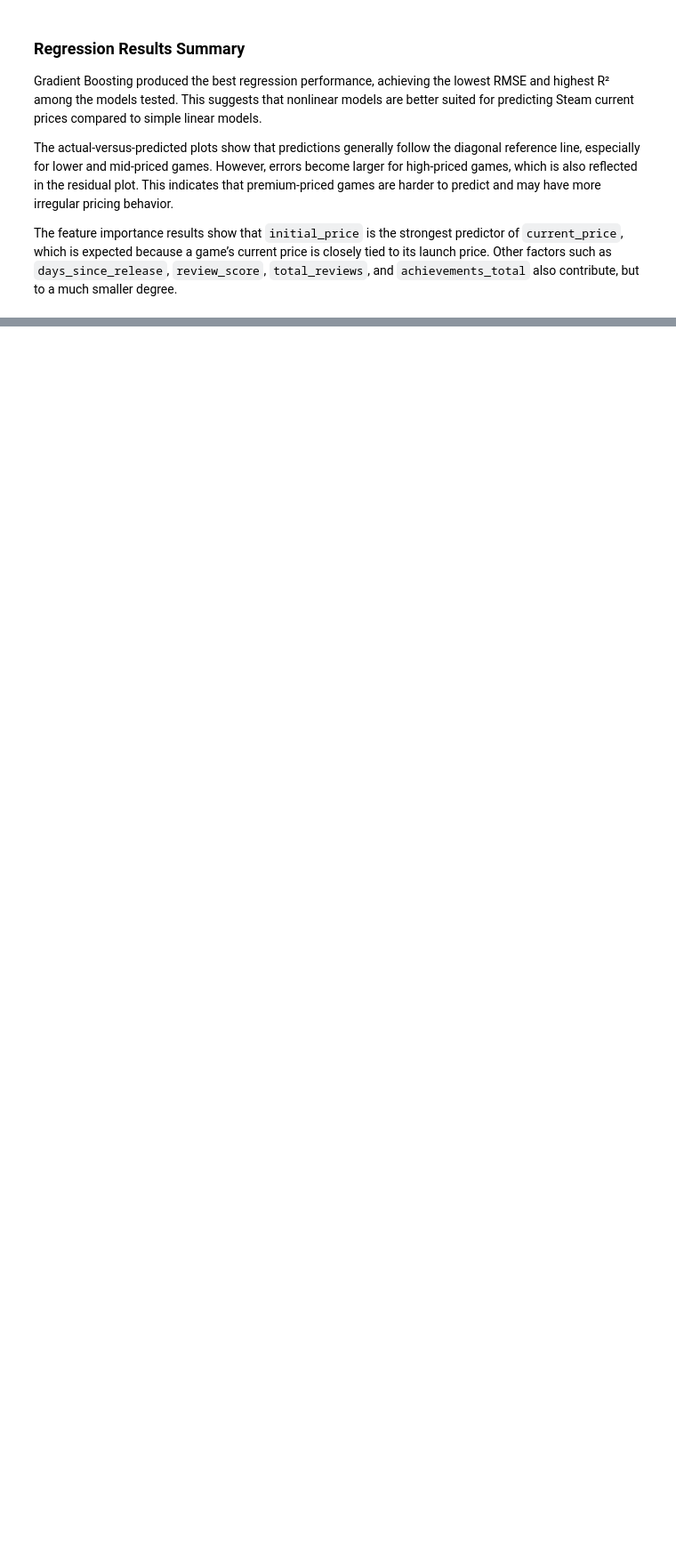
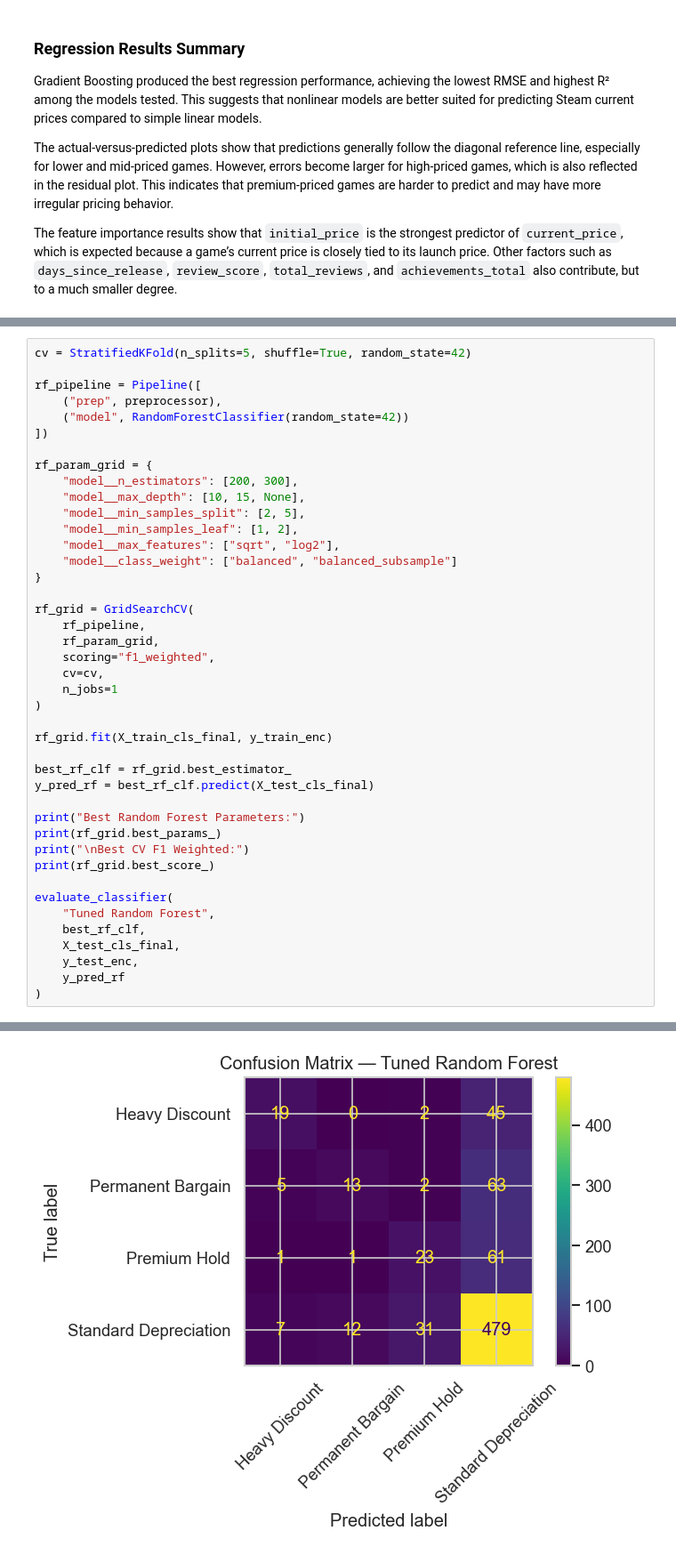
Before and after one commit to samsamotan/Y2T2-Final-Project, a Jupyter notebook: notebooks/04_ml_part1_price_and_value_retention.ipynb, the cells around one changed output, grey strips where cells are left out. Shown at 89% size. Cells and saved outputs as stored; diff of their text form; blank space fills up the shorter version.

```diff
--- a/notebooks/04_ml_part1_price_and_value_retention.ipynb
+++ b/notebooks/04_ml_part1_price_and_value_retention.ipynb
@@ -808,0 +750,43 @@ Overall, Gradient Boosting is selected as the best model, but further improvemen
+# %%
+cv = StratifiedKFold(n_splits=5, shuffle=True, random_state=42)
+
+rf_pipeline = Pipeline([
+    ("prep", preprocessor),
+    ("model", RandomForestClassifier(random_state=42))
+])
+
+rf_param_grid = {
+    "model__n_estimators": [200, 300],
+    "model__max_depth": [10, 15, None],
+    "model__min_samples_split": [2, 5],
+    "model__min_samples_leaf": [1, 2],
+    "model__max_features": ["sqrt", "log2"],
+    "model__class_weight": ["balanced", "balanced_subsample"]
+}
+
+rf_grid = GridSearchCV(
+    rf_pipeline,
+    rf_param_grid,
+    scoring="f1_weighted",
+    cv=cv,
+    n_jobs=1
+)
+
+rf_grid.fit(X_train_cls_final, y_train_enc)
+
+best_rf_clf = rf_grid.best_estimator_
+y_pred_rf = best_rf_clf.predict(X_test_cls_final)
+
+print("Best Random Forest Parameters:")
+print(rf_grid.best_params_)
+print("\nBest CV F1 Weighted:")
+print(rf_grid.best_score_)
+
+evaluate_classifier(
+    "Tuned Random Forest",
+    best_rf_clf,
+    X_test_cls_final,
+    y_test_enc,
+    y_pred_rf
+)
+# %% [output]
@@ -808,0 +812 @@ Overall, Gradient Boosting is selected as the best model, but further improvemen
+[figure, added]
```
Also changed, not shown: parts of 22 cells of this notebook, 1 other file.
